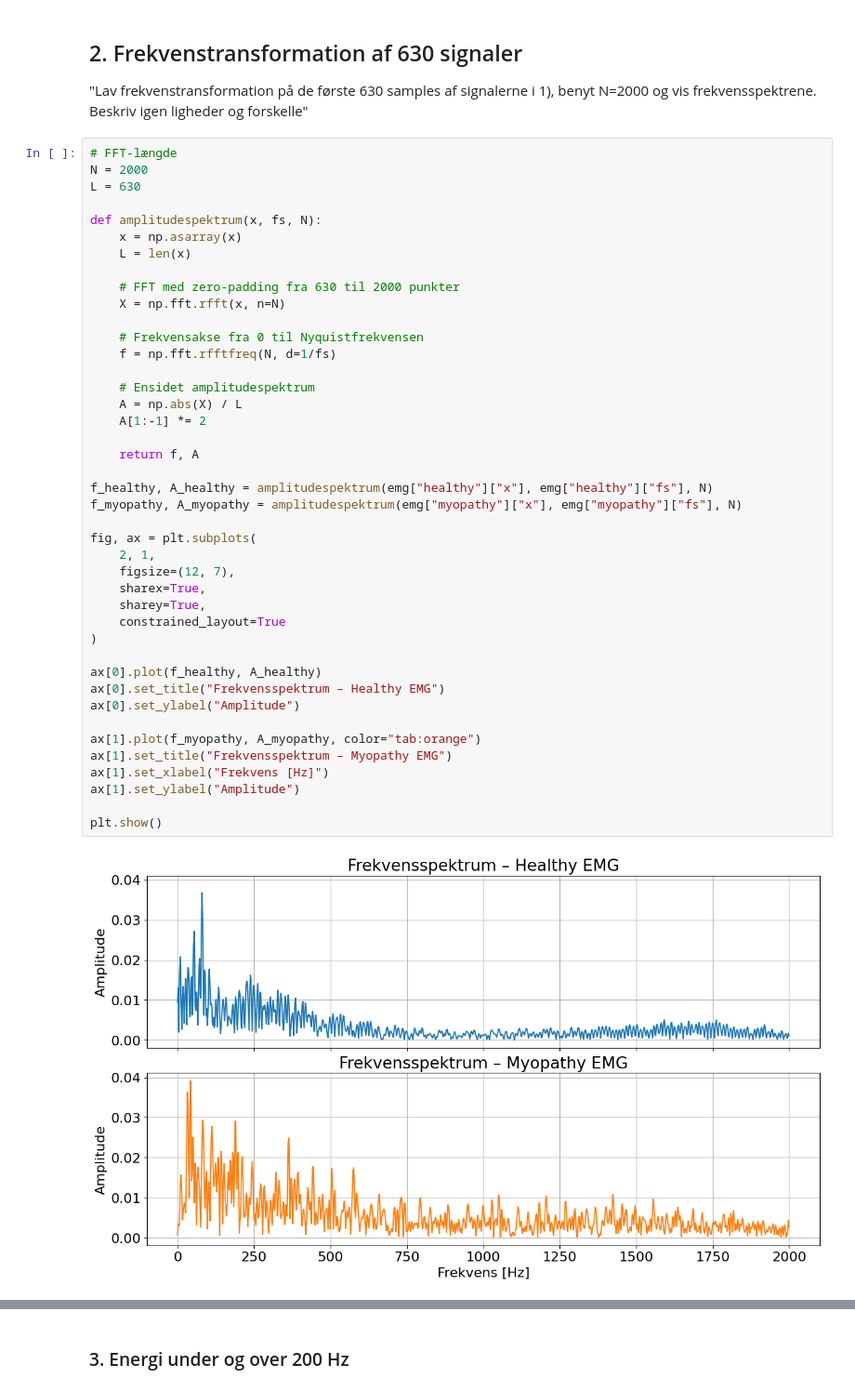
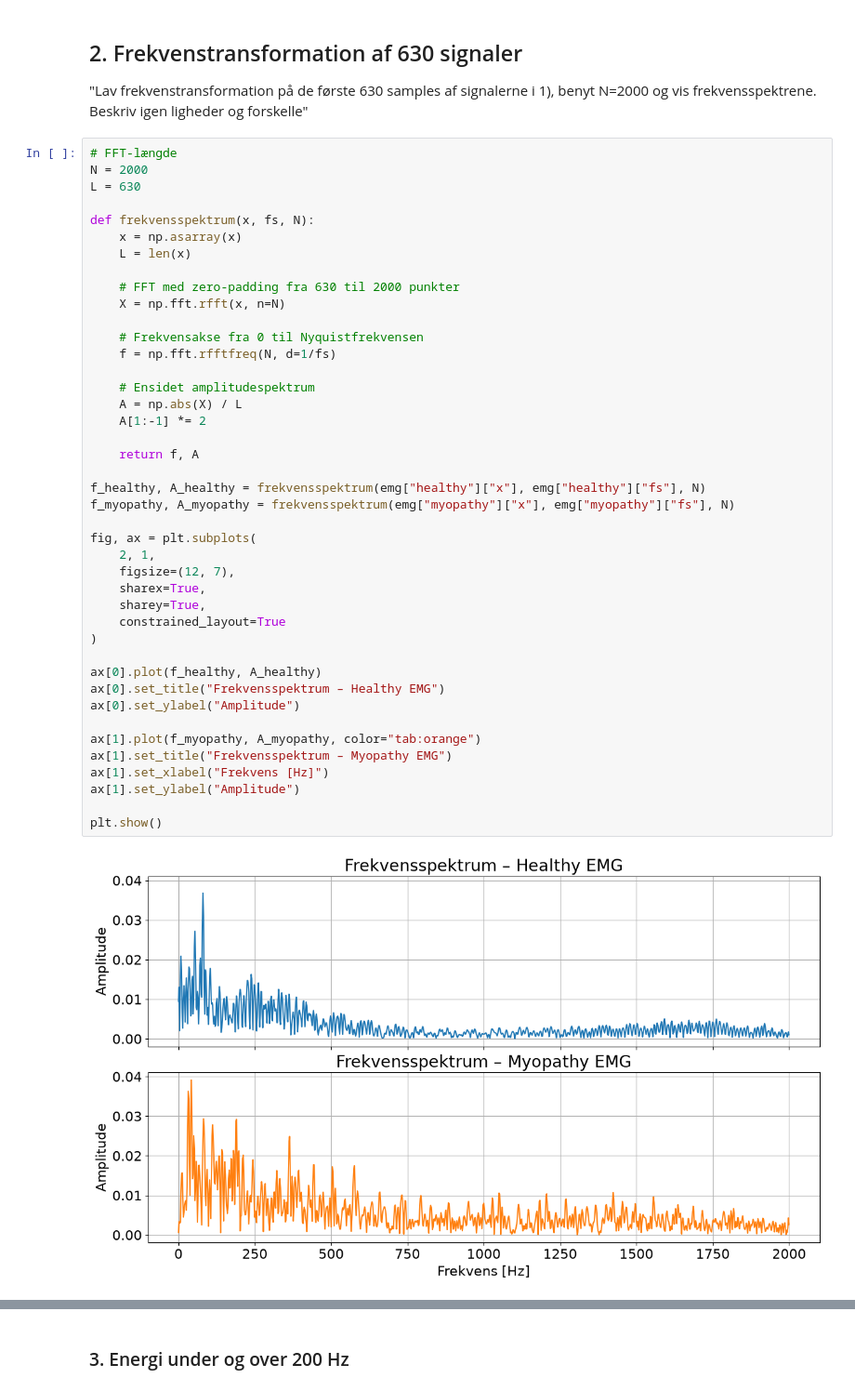
Before and after one commit to Lucuz47/DSB, a Jupyter notebook: Miniprojekt_B.ipynb, the cells around one changed output, grey strips where cells are left out. Shown at 93% size. Cells and saved outputs as stored; diff of their text form.

```diff
--- a/Miniprojekt_B.ipynb
+++ b/Miniprojekt_B.ipynb
@@ -174,7 +173,7 @@ N=2000 og vis frekvensspektrene. Beskriv igen ligheder og forskelle"
 N = 2000
 L = 630
 
-def amplitudespektrum(x, fs, N):
+def frekvensspektrum(x, fs, N):
     x = np.asarray(x)
     L = len(x)
 
@@ -183,35 +182,35 @@ def amplitudespektrum(x, fs, N):
 
     # Frekvensakse fra 0 til Nyquistfrekvensen
     f = np.fft.rfftfreq(N, d=1/fs)
 
     # Ensidet amplitudespektrum
     A = np.abs(X) / L
     A[1:-1] *= 2
 
     return f, A
 
-f_healthy, A_healthy = amplitudespektrum(emg["healthy"]["x"], emg["healthy"]["fs"], N)
-f_myopathy, A_myopathy = amplitudespektrum(emg["myopathy"]["x"], emg["myopathy"]["fs"], N)
+f_healthy, A_healthy = frekvensspektrum(emg["healthy"]["x"], emg["healthy"]["fs"], N)
+f_myopathy, A_myopathy = frekvensspektrum(emg["myopathy"]["x"], emg["myopathy"]["fs"], N)
 
 fig, ax = plt.subplots(
     2, 1,
     figsize=(12, 7),
     sharex=True,
     sharey=True,
     constrained_layout=True
 )
 
 ax[0].plot(f_healthy, A_healthy)
 ax[0].set_title("Frekvensspektrum – Healthy EMG")
 ax[0].set_ylabel("Amplitude")
 
 ax[1].plot(f_myopathy, A_myopathy, color="tab:orange")
 ax[1].set_title("Frekvensspektrum – Myopathy EMG")
 ax[1].set_xlabel("Frekvens [Hz]")
 ax[1].set_ylabel("Amplitude")
 
 plt.show()
 # %% [output]
-[figure, old version]
+[figure, new version]
 # %% [markdown]
 FFT-længde på \(N=2000\). Signalerne er blevet
```
Also changed, not shown: parts of 10 cells of this notebook, 1 other file.
